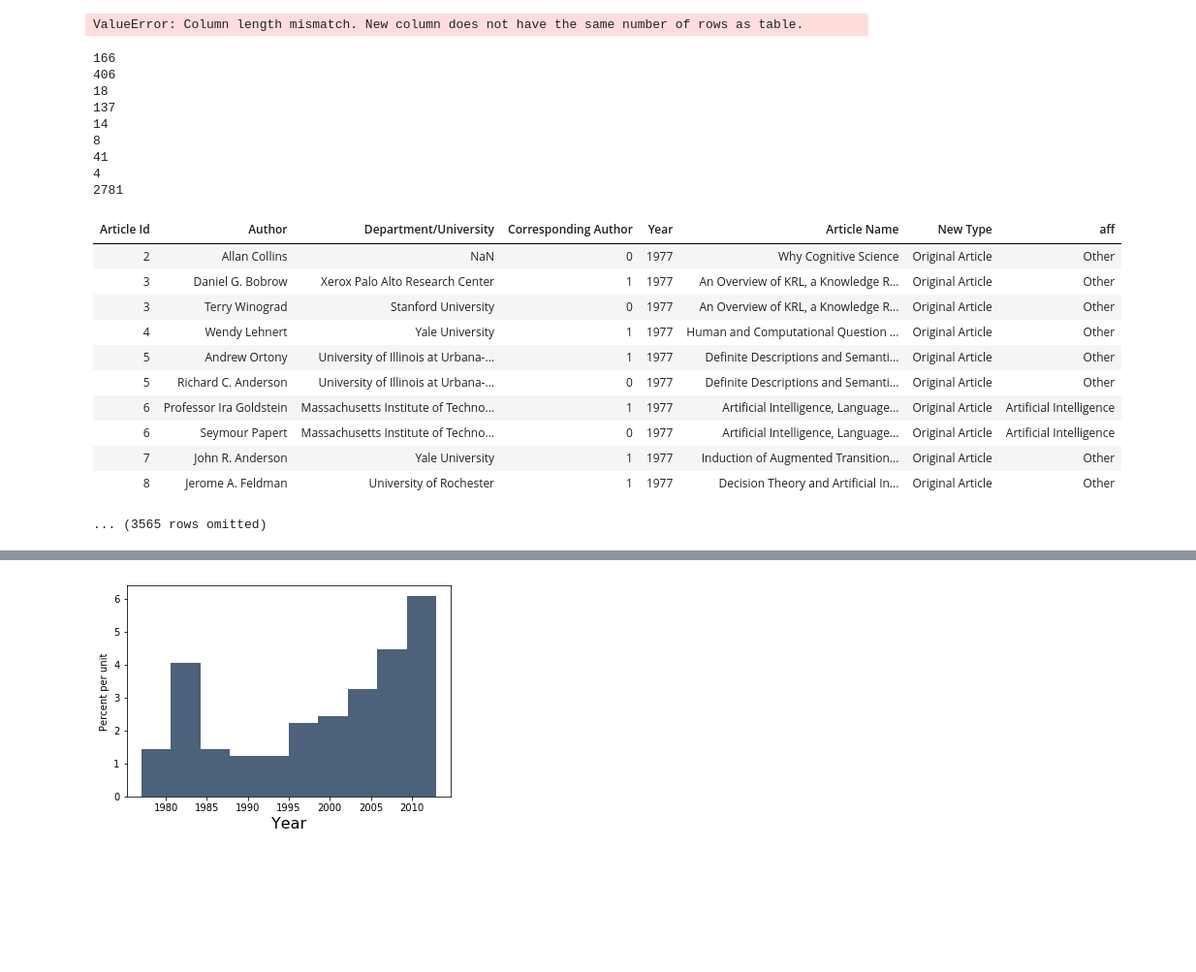
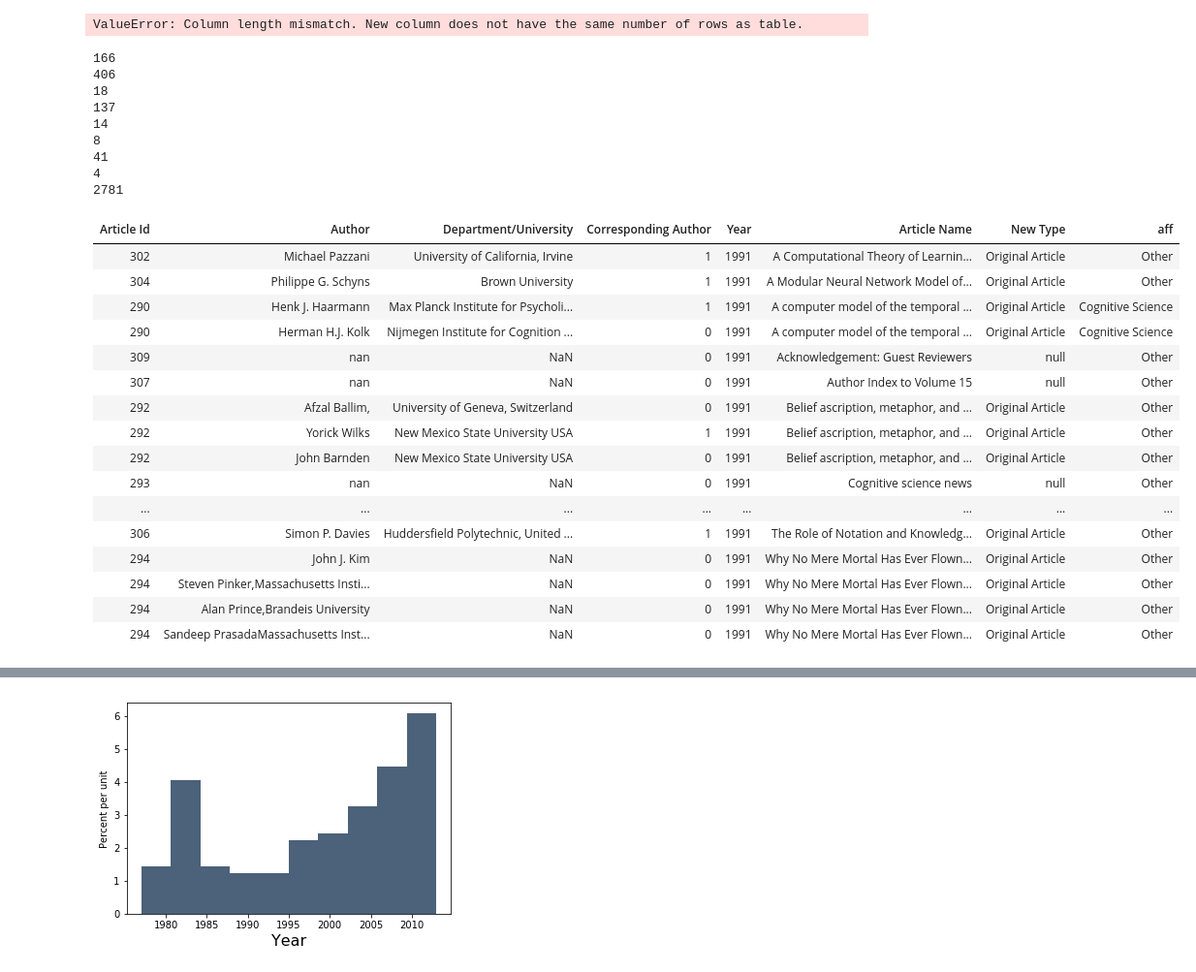
Before and after one commit to rdgao/WH2CogSci, a Jupyter notebook: parsing/parsing_JCogSci.ipynb, the cells around one changed output, grey strips where cells are left out. Shown: that part at 97% size. Cells and saved outputs as stored; diff of their text form; code cells hidden in the pictures; blank space fills up the shorter version.

```diff
--- a/parsing/parsing_JCogSci.ipynb
+++ b/parsing/parsing_JCogSci.ipynb
@@ -238,7 +242,7 @@ print(results2.where("aff", are.equal_to("Neuroscience")).num_rows)
 print(results2.where("aff", are.equal_to("Linguistics")).num_rows)
 print(results2.where("aff", are.equal_to("Social Science")).num_rows)
 print(results2.where("aff", are.equal_to("Other")).num_rows)
-results2
+#results2
 # %% [output]
 166
 406
@@ -249,18 +253,26 @@ results2
 41
 4
 2781
-| Article Id | Author | Department/University | Corresponding Author | Year | Article Name | New Type | aff |
-| 2 | Allan Collins | NaN | 0 | 1977 | Why Cognitive Science | Original Article | Other |
-| 3 | Daniel G. Bobrow | Xerox Palo Alto Research Center | 1 | 1977 | An Overview of KRL, a Knowledge R... | Original Article | Other |
-| 3 | Terry Winograd | Stanford University | 0 | 1977 | An Overview of KRL, a Knowledge R... | Original Article | Other |
-| 4 | Wendy Lehnert | Yale University | 1 | 1977 | Human and Computational Question ... | Original Article | Other |
-| 5 | Andrew Ortony | University of Illinois at Urbana-... | 1 | 1977 | Definite Descriptions and Semanti... | Original Article | Other |
-| 5 | Richard C. Anderson | University of Illinois at Urbana-... | 0 | 1977 | Definite Descriptions and Semanti... | Original Article | Other |
-| 6 | Professor Ira Goldstein | Massachusetts Institute of Techno... | 1 | 1977 | Artificial Intelligence, Language... | Original Article | Artificial Intelligence |
-| 6 | Seymour Papert | Massachusetts Institute of Techno... | 0 | 1977 | Artificial Intelligence, Language... | Original Article | Artificial Intelligence |
-| 7 | John R. Anderson | Yale University | 1 | 1977 | Induction of Augmented Transition... | Original Article | Other |
-| 8 | Jerome A. Feldman | University of Rochester | 1 | 1977 | Decision Theory and Artificial In... | Original Article | Other |
-... (3565 rows omitted)
+# %%
+results2.where("Year", are.equal_to(1991)).sort("Article Name").show()
+# %% [output]
+| Article Id | Author | Department/University | Corresponding Author | Year | Article Name | New Type | aff |
+| 302 | Michael Pazzani | University of California, Irvine | 1 | 1991 | A Computational Theory of Learnin... | Original Article | Other |
+| 304 | Philippe G. Schyns | Brown University | 1 | 1991 | A Modular Neural Network Model of... | Original Article | Other |
+| 290 | Henk J. Haarmann | Max Planck Institute for Psycholi... | 1 | 1991 | A computer model of the temporal ... | Original Article | Cognitive Science |
+| 290 | Herman H.J. Kolk | Nijmegen Institute for Cognition ... | 0 | 1991 | A computer model of the temporal ... | Original Article | Cognitive Science |
+| 309 | nan | NaN | 0 | 1991 | Acknowledgement: Guest Reviewers | null | Other |
+| 307 | nan | NaN | 0 | 1991 | Author Index to Volume 15 | null | Other |
+| 292 | Afzal Ballim, | University of Geneva, Switzerland | 0 | 1991 | Belief ascription, metaphor, and ... | Original Article | Other |
+| 292 | Yorick Wilks | New Mexico State University USA | 1 | 1991 | Belief ascription, metaphor, and ... | Original Article | Other |
+| 292 | John Barnden | New Mexico State University USA | 0 | 1991 | Belief ascription, metaphor, and ... | Original Article | Other |
+| 293 | nan | NaN | 0 | 1991 | Cognitive science news | null | Other |
+| ... | ... | ... | ... | ... | ... | ... | ... |
+| 306 | Simon P. Davies | Huddersfield Polytechnic, United ... | 1 | 1991 | The Role of Notation and Knowledg... | Original Article | Other |
+| 294 | John J. Kim | NaN | 0 | 1991 | Why No Mere Mortal Has Ever Flown... | Original Article | Other |
+| 294 | Steven Pinker,Massachusetts Insti... | NaN | 0 | 1991 | Why No Mere Mortal Has Ever Flown... | Original Article | Other |
+| 294 | Alan Prince,Brandeis University | NaN | 0 | 1991 | Why No Mere Mortal Has Ever Flown... | Original Article | Other |
+| 294 | Sandeep PrasadaMassachusetts Inst... | NaN | 0 | 1991 | Why No Mere Mortal Has Ever Flown... | Original Article | Other |
 # %%
 keys = np.unique(results2['aff'])
 counts = np.zeros(len(keys))
```
Also changed, not shown: parts of 16 cells of this notebook.
